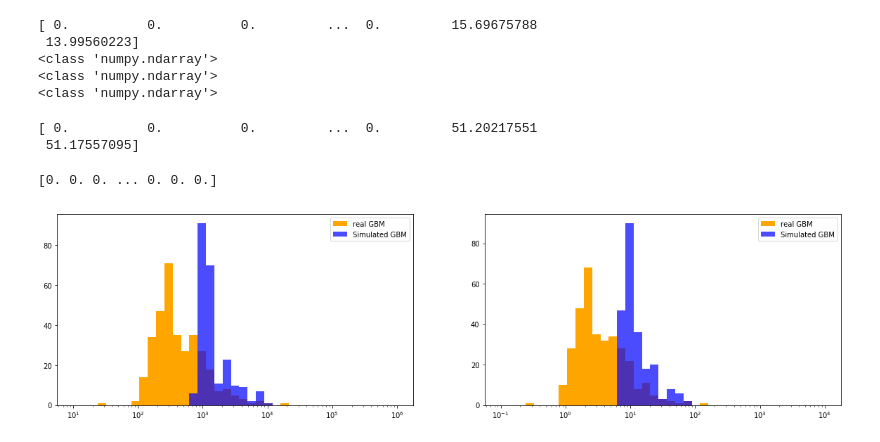
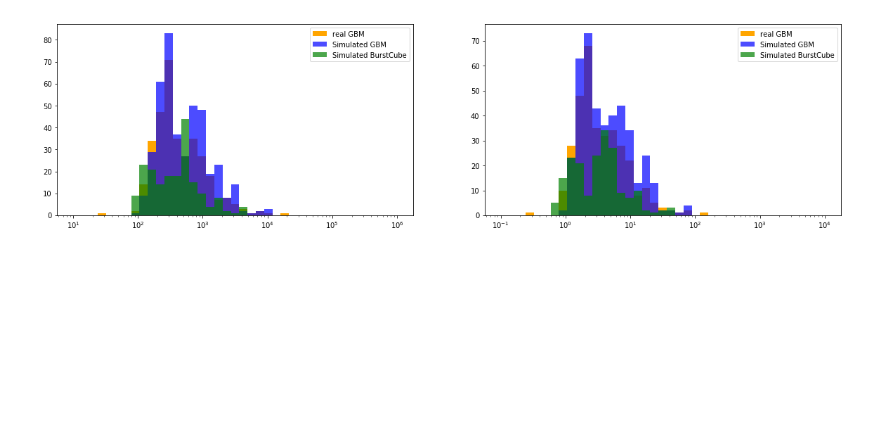
Before and after one commit to BurstCube/Users, a Jupyter notebook: ajoens/BurstCube_grbrates_simulation.ipynb, the cells around one changed output. Cells and saved outputs as stored; diff of their text form; code cells hidden in the pictures; blank space fills up the shorter version.

Commit message:
updated BurstCube_grbrates_simulation

```diff
--- a/ajoens/BurstCube_grbrates_simulation.ipynb
+++ b/ajoens/BurstCube_grbrates_simulation.ipynb
@@ -387,69 +311,58 @@ Second highest = [0.         0.         0.         ... 0.         0.80003399 0.7
-# %%
-#Solve for the number of detected counts which will equal our source photons
-#Should this really be multiplied by pf or should it be multiplied by flux? pf is calculated from GBM catalog#
-#secondhighest=1
-source = simgbmcr*secondhighest*interval[r]
-#q=np.shape(simpfsample)
-#print(q)
-#y=np.shape(secondhighesit)
-#print(y)
-x=np.shape(interval)
-#print(x)
-print(source)
-print(type(interval[r]))
-print(type(secondhighest))
-print(type(simgbmcr))
-#print(simpfsample)
-# %% [output]
-[ 0.          0.          0.         ...  0.         15.69675788
- 13.99560223]
-<class 'numpy.ndarray'>
-<class 'numpy.ndarray'>
-<class 'numpy.ndarray'>
+# %%
+#Solve for the number of detected counts which will equal our source photons
+sourcegbm = simgbmcr*secondhighestgbm*interval[r]
+sourcebc = simbccr*secondhighestbc*interval[r]
 # %%
 #Assuming a background count rate. units: cts/s
-bckgrd=1000
-#scale the background count rate
-scaledbckgrd = bckgrd*secondhighest*interval[r]
-print(scaledbckgrd)
+bckgrd=300
+
+#scale the background count rate for the second highest detector
+scaledgbmbckgrd = bckgrd*secondhighestgbm*interval[r]
+scaledbcbckgrd = bckgrd*secondhighestbc*interval[r]
-# %% [output]
-[ 0.          0.          0.         ...  0.         51.20217551
- 51.17557095]
 # %%
+#creating an array of zeros that I can manipulate to create an array of detected GRBs
+detectgbm = np.zeros(len(simgbmpfsample))
+detectbc = np.zeros(len(simbcpfsample))
+
 #calculate the significance of the second highest exposure detector. If the significance is greater than 4.5 sigma than the burst is detectable.
-#creating an array of zeros that I can
-detect = np.zeros(len(simpfsample))
-for u in range(len(simpfsample)):
-    sig = source[u] / (math.sqrt(source[u] + scaledbckgrd[u]))
+for u in range(len(simgbmpfsample)):
+    sig = sourcegbm[u] / (math.sqrt(sourcegbm[u] + scaledgbmbckgrd[u]))
     if sig > 4.5:
-        detect[u] = 1.0
+        detectgbm[u] = 1.0
     else:
-        detect[u] = 0.0
+        detectgbm[u] = 0.0
 
-print(detect)
+for j in range(len(simbcpfsample)):
+    sig = sourcebc[j] / (math.sqrt(sourcebc[j] + scaledbcbckgrd[j]))
+    if sig > 4.5:
+        detectbc[j] = 1.0
+    else:
+        detectbc[j] = 0.0
-# %% [output]
-[0. 0. 0. ... 0. 0. 0.]
 # %%
 #Creating plot of peak flux versus counts for real and simulated GBM
 w=np.where(pf>0)[0]
-wg = np.where(simgbmcr*detect>0)[0]
-#print(np.log10(pf[w]))
+wg = np.where(simgbmcr*detectgbm>0)[0]
+wbc = np.where(simbccr*detectbc>0)[0]
+
+
 fig=plot.figure(figsize=(20,5))
 plot.subplot(1,2,1)
 plot.hist(gbmcr[w],label='real GBM',bins=np.logspace(1,6,40),color='orange')
 plot.hist(simgbmcr[wg],label='Simulated GBM',bins=np.logspace(1,6,40),alpha=0.7,color='blue')
+plot.hist(simbccr[wbc],label='Simulated BurstCube',bins=np.logspace(1,6,40),alpha=0.7,color='green')
 plot.xscale('log')
 plot.legend()
 plot.subplot(1,2,2)
 #plot.hist(flux,label='All',bins=np.logspace(-1,2,40),color='green')
 #pf has been gathered from the GBM catalog
 plot.hist(pf[w],label='real GBM',bins=np.logspace(-1,4,40),color='orange')
 # this is the simulated GBM
-plot.hist(simpfsample[wg],label='Simulated GBM',bins=np.logspace(-1,4,40),alpha=0.7,color='blue')
+plot.hist(simgbmpfsample[wg],label='Simulated GBM',bins=np.logspace(-1,4,40),alpha=0.7,color='blue')
+plot.hist(simbcpfsample[wbc],label='Simulated BurstCube',bins=np.logspace(-1,4,40),alpha=0.7,color='green')
 #plot.hist(flux[w],label='BC',bins=np.logspace(-1,2,40),alpha=0.7,color='red')
 plot.xscale('log')
 plot.legend()
 
 plot.show()
 # %% [output]
-[figure, old version]
+[figure, new version]
```
Also changed, not shown: parts of 26 cells of this notebook, 10 other files.
